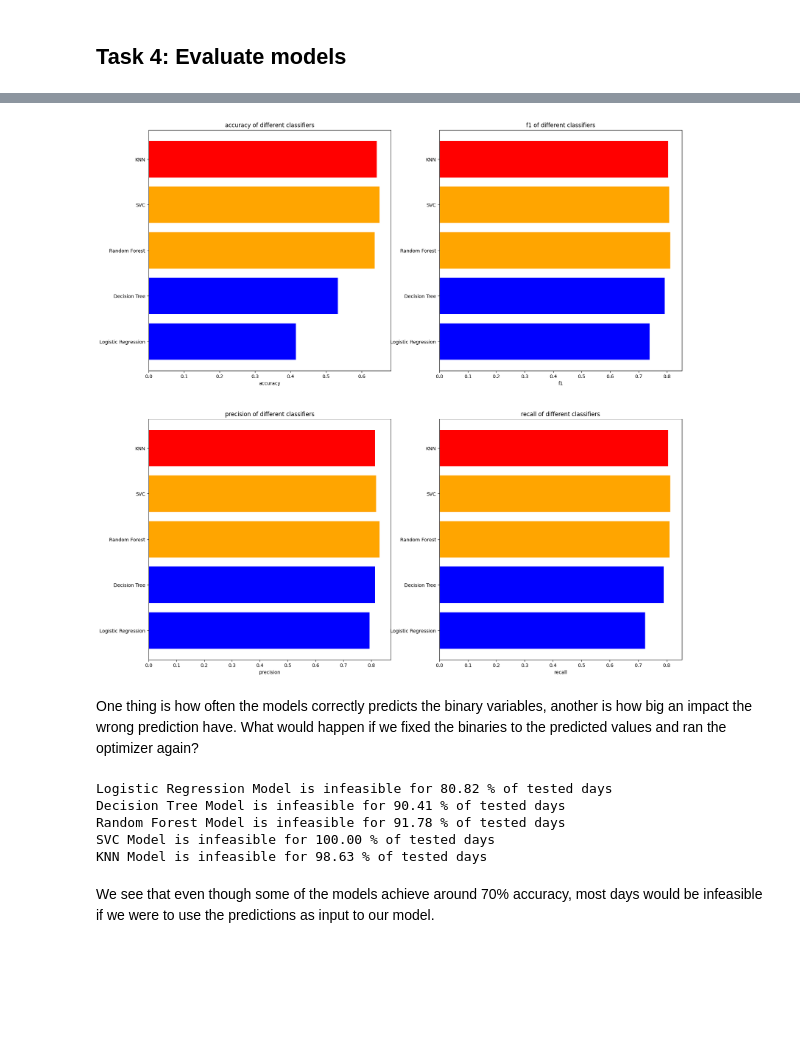
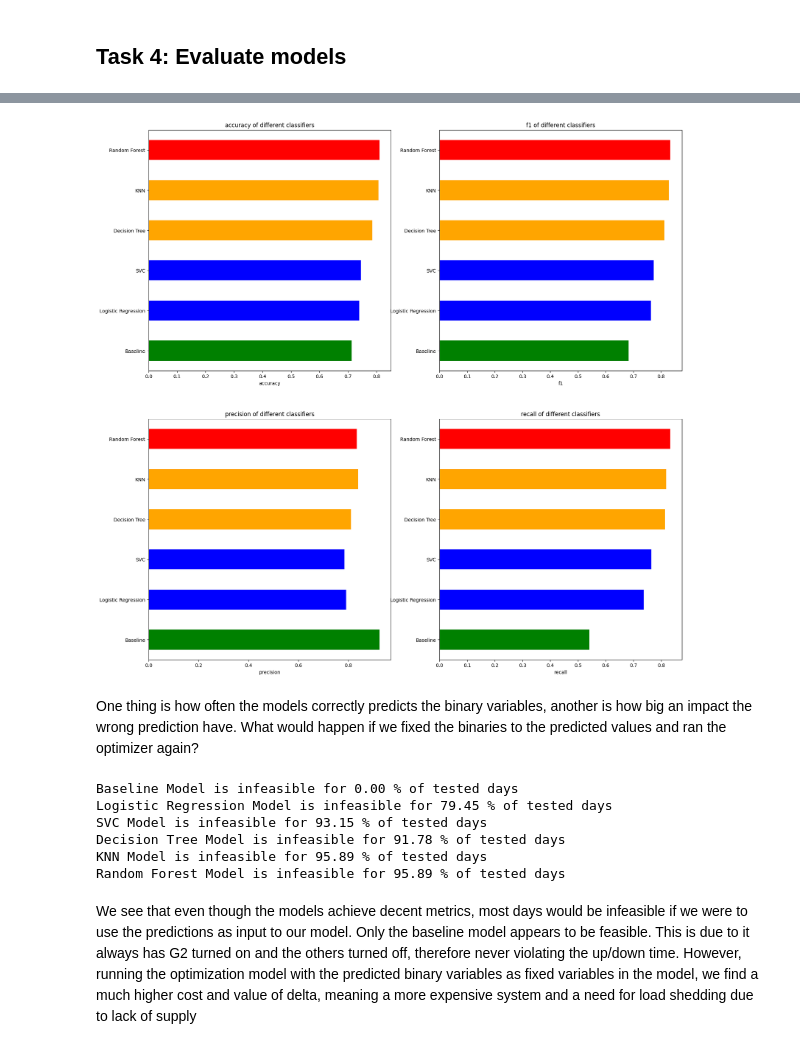
Before and after one commit to JacobSkaarup/46765_assignment2, a Jupyter notebook: main.ipynb, the cells around one changed output, grey strips where cells are left out. Cells and saved outputs as stored; diff of their text form; code cells hidden in the pictures; blank space fills up the shorter version.

Commit message:
Added possibility to fix variables, smarter classifier function and more for discussion

```diff
--- a/main.ipynb
+++ b/main.ipynb
@@ -145,7 +156,7 @@ df_res = pd.DataFrame(index = np.arange(days*24))
 objectives = []
 
 for d in range(days):
-    p_g, p_w, u, s, delta, epsilon, obj = unit_commitment(Wind[:,d*24:(d+1)*24], Demand[:,d*24:(d+1)*24])
+    p_g, p_w, u, s, delta, epsilon, obj, _ = unit_commitment(Wind[:,d*24:(d+1)*24], Demand[:,d*24:(d+1)*24])
     for g in range(p_g.shape[0]):
         df_res.loc[d*24:(d+1)*24-1, f"p_g_{g+1}"] = p_g[g].flatten()
         df_res.loc[d*24:(d+1)*24-1, f"u{g+1}"] = u[g].flatten()
@@ -168,10 +179,6 @@ df_res.plot(y = ["p_w_1", "p_w_2"], drawstyle="steps", figsize = (15,5))
 # %%
 from sklearn.preprocessing import StandardScaler
 x = np.vstack((Wind[:days*24,], Demand[:days*24,])).T
-
-# Add one lag to the input data
-# x = np.hstack((x, np.roll(x, 1, axis=0)))
-x =  np.roll(x, 1, axis=0)
 y = df_res[[f"u{g+1}" for g in range(G)]].values
 x = x[:len(y)]
 
@@ -183,9 +190,8 @@ x = scaler.fit_transform(x)
 # Split into training, validation and test sets
 train_test_fraction = 0.8
 train_val_fraction = 0.8
-n = len(x)
-train_test_split = int(n * train_test_fraction)
-train_val_split = int(train_test_split * train_val_fraction)
+train_test_split = int(np.floor(days * train_test_fraction))*24
+train_val_split = int(np.floor(train_test_split * train_val_fraction))*24
 
 x_train = x[:train_test_split]
 x_train_train = x_train[:train_val_split]
@@ -249,14 +260,2 @@ def predict_classes(classifiers, names):
 # %% [markdown]
 ## Task 4: Evaluate models
-# %%
-from sklearn.linear_model import LogisticRegression
-from sklearn.tree import DecisionTreeClassifier
-from sklearn.ensemble import RandomForestClassifier
-from sklearn.svm import SVC
-from sklearn.neighbors import KNeighborsClassifier
-
-classifiers = [LogisticRegression, DecisionTreeClassifier, RandomForestClassifier, SVC, KNeighborsClassifier]
-names = ["Logistic Regression", "Decision Tree", "Random Forest", "SVC", "KNN"]
-evaluations = predict_classes(classifiers, names)
-df = pd.DataFrame(evaluations)
-df
@@ -271,37 +273,39 @@ df
 # %%
-colors = ["blue", "blue", "orange", "orange", "red"]
+colors = ["green", "blue", "blue", "orange", "orange", "red"]
 
 fig, axs = plt.subplots(2, 2, figsize=(20,20))
 
 metrics = ["accuracy", "f1", "precision", "recall"]
 
 for i, metric in enumerate(metrics):
-    axs[i//2, i%2].barh(names, [evaluations[name][metric] for name in names], color=colors)
+    df.loc[metric,:].plot(kind="barh", ax=axs[i//2, i%2], color=colors)
     axs[i//2, i%2].set_xlabel(metric)
     axs[i//2, i%2].set_title(f"{metric} of different classifiers")
 plt.show()
 # %% [output]
-[figure, old version]
+[figure, new version]
 # %% [markdown]
 One thing is how often the models correctly predicts the binary variables, another is how big an impact the wrong prediction have. What would happen if we fixed the binaries to the predicted values and ran the optimizer again?
 # %%
-x_test = scaler.inverse_transform(x_test)
-wind, demand = x_test[:,0:2].T, x_test[:,2:4].T
+# Reverse scaling of input data
+test_inv_scaled = scaler.inverse_transform(x_test)
+wind, demand = test_inv_scaled[:,0:2].T, test_inv_scaled[:,2:4].T
+days = int(len(y_test)/24)
 
-days = int(np.ceil(len(y_test)/24))
-
-
-for n in names:
+# Check infeasibility for each classifier
+for clf in df.columns:
     infeasible_days = 0
     for day in range(days):
-        infeasible_days += unit_commitment(x_test[day*24:(day+1)*24, 0:2].T, x_test[day*24:(day+1)*24, 0:2].T, evaluations[n]["predictions"][day*24:(day+1)*24, :].T)
+        _, _, _, _, _, _, _, infeasible = unit_commitment(wind[:,day*24:(day+1)*24], demand[:,day*24:(day+1)*24], df.loc["predictions",clf][day*24:(day+1)*24, :].T)
+        infeasible_days += infeasible
 
-    print(n + f" Model is infeasible for %.2f %% of tested days" % (infeasible_days/days*100))
+    print(clf + f" Model is infeasible for %.2f %% of tested days" % (infeasible_days/days*100))
 # %% [output]
-Logistic Regression Model is infeasible for 80.82 % of tested days
-Decision Tree Model is infeasible for 90.41 % of tested days
-Random Forest Model is infeasible for 91.78 % of tested days
-SVC Model is infeasible for 100.00 % of tested days
-KNN Model is infeasible for 98.63 % of tested days
+Baseline Model is infeasible for 0.00 % of tested days
+Logistic Regression Model is infeasible for 79.45 % of tested days
+SVC Model is infeasible for 93.15 % of tested days
+Decision Tree Model is infeasible for 91.78 % of tested days
+KNN Model is infeasible for 95.89 % of tested days
+Random Forest Model is infeasible for 95.89 % of tested days
-# %% [markdown]
-We see that even though some of the models achieve around 70% accuracy, most days would be infeasible if we were to use the predictions as input to our model.
+# %% [markdown]
+We see that even though the models achieve decent metrics, most days would be infeasible if we were to use the predictions as input to our model. Only the baseline model appears to be feasible. This is due to it always has G2 turned on and the others turned off, therefore never violating the up/down time. However, running the optimization model with the predicted binary variables as fixed variables in the model, we find a much higher cost and value of delta, meaning a more expensive system and a need for load shedding due to lack of supply
```
Also changed, not shown: parts of 10 cells of this notebook.
